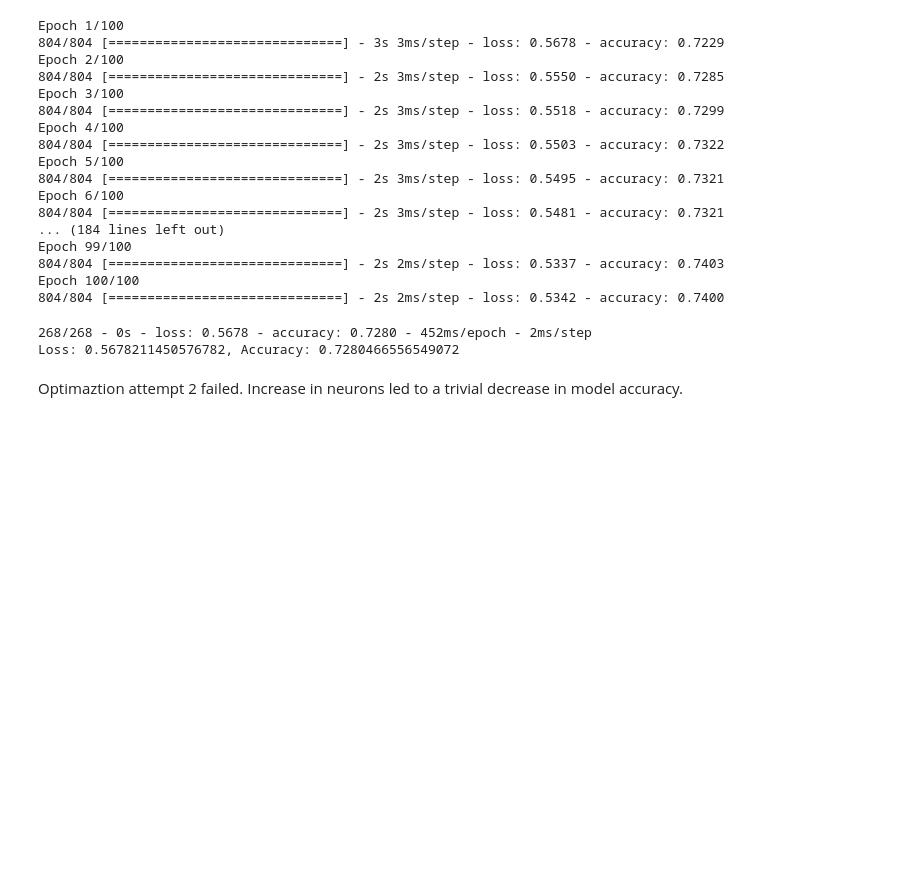
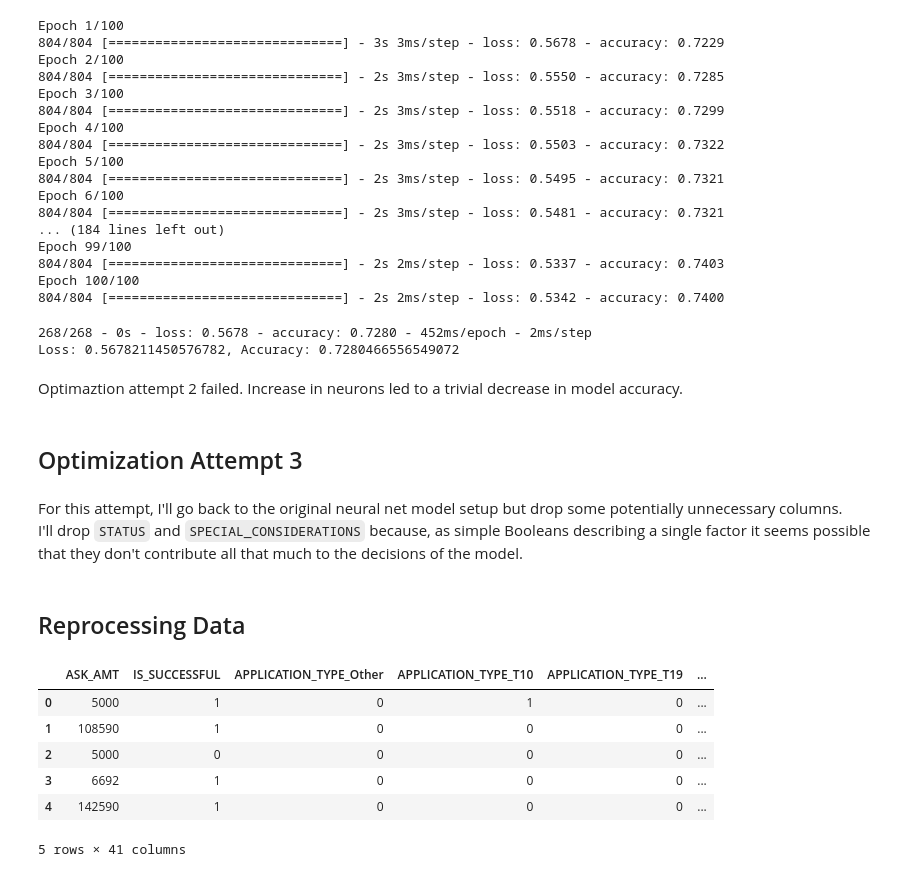
Before and after one commit to kellnergp/deep-learning-challenge, a Jupyter notebook: AlphabetSoupCharity_Optimization.ipynb, the cells around one changed output. Drawn from its saved outputs; the diff is of its cells as text; code cells hidden in the pictures; blank space fills up the shorter version.

Commit message:
3rd op try: dropped 2 columns, converted new version to numeric

```diff
--- a/AlphabetSoupCharity_Optimization.ipynb
+++ b/AlphabetSoupCharity_Optimization.ipynb
@@ -357,3 +361,26 @@ Loss: 0.5678211450576782, Accuracy: 0.7280466556549072
 nn_model_op2.save('Results/AlphabetSoupCharity_Optimization2.h5')
 # %% [markdown]
 Optimaztion attempt 2 failed. Increase in neurons led to a trivial decrease in model accuracy.
+# %% [markdown]
+## Optimization Attempt 3
+# %% [markdown]
+For this attempt, I'll go back to the original neural net model setup but drop some potentially unnecessary columns.
+<br>
+I'll drop `STATUS` and `SPECIAL_CONSIDERATIONS` because, as simple Booleans describing a single factor it seems possible that they don't contribute all that much to the decisions of the model.
+# %% [markdown]
+## Reprocessing Data
+# %%
+# call the processed data just prior to categorical conversion and drop selected columns
+op3_df = red_class_df.drop(['STATUS', 'SPECIAL_CONSIDERATIONS'], axis=1)
+
+# convert categorical data to numeric
+op3_dummies_df = pd.get_dummies(op3_df)
+op3_dummies_df.head()
+# %% [output]
+|  | ASK_AMT | IS_SUCCESSFUL | APPLICATION_TYPE_Other | APPLICATION_TYPE_T10 | APPLICATION_TYPE_T19 | ... |
+| 0 | 5000 | 1 | 0 | 1 | 0 | ... |
+| 1 | 108590 | 1 | 0 | 0 | 0 | ... |
+| 2 | 5000 | 0 | 0 | 0 | 0 | ... |
+| 3 | 6692 | 1 | 0 | 0 | 0 | ... |
+| 4 | 142590 | 1 | 0 | 0 | 0 | ... |
+5 rows × 41 columns
```
Also changed, not shown: parts of 4 cells of this notebook.
